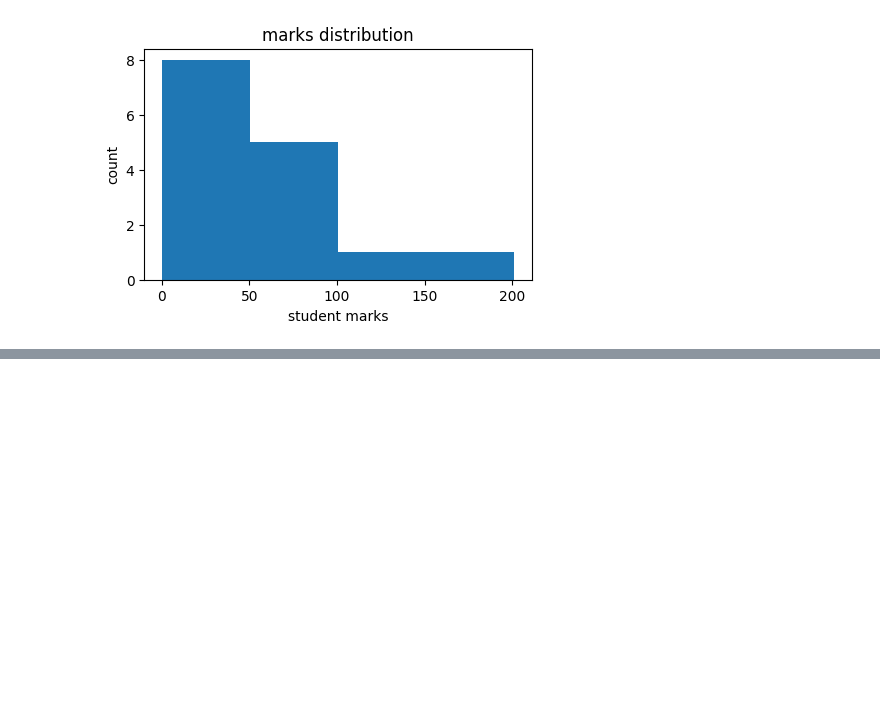
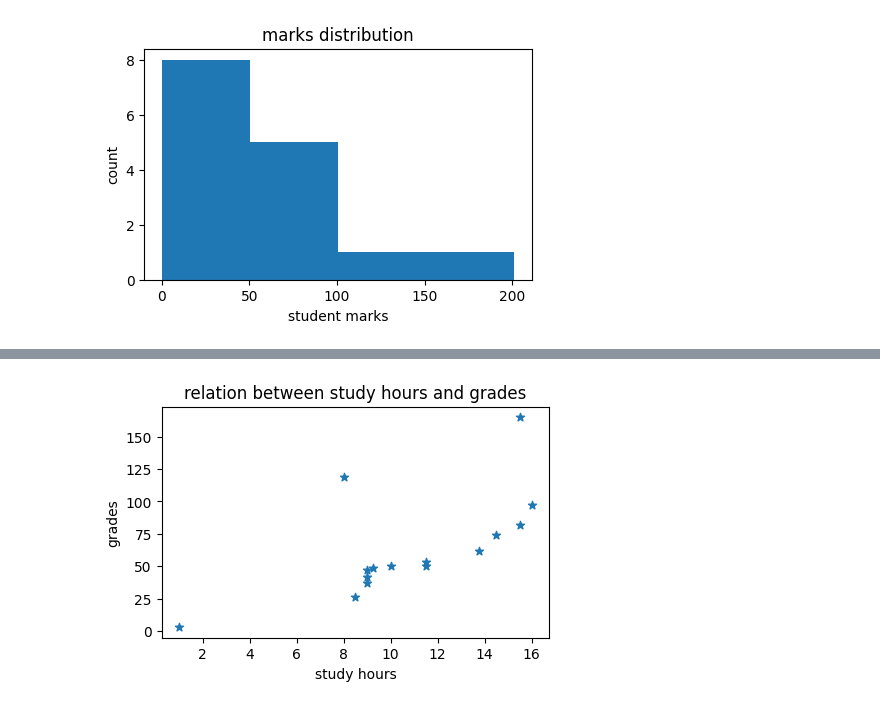
Before and after one commit to SAKSHISAAHU/Data_Analytics, a Jupyter notebook: 8.data_visulization/1.matplotlib.ipynb, the cells around one changed output, grey strips where cells are left out. Cells and saved outputs as stored; diff of their text form; code cells hidden in the pictures; blank space fills up the shorter version.

```diff
--- a/8.data_visulization/1.matplotlib.ipynb
+++ b/8.data_visulization/1.matplotlib.ipynb
@@ -79,0 +103,9 @@ plt.show()
+# %%
+plt.figure(figsize=(5,3))
+plt.scatter(x=df['StudyHours'],y=df['Grade'], marker='*')
+plt.xlabel('study hours')
+plt.ylabel('grades')
+plt.title('relation between study hours and grades')
+plt.show()
+# %% [output]
+[figure, added]
```
Also changed, not shown: parts of 34 cells of this notebook.
